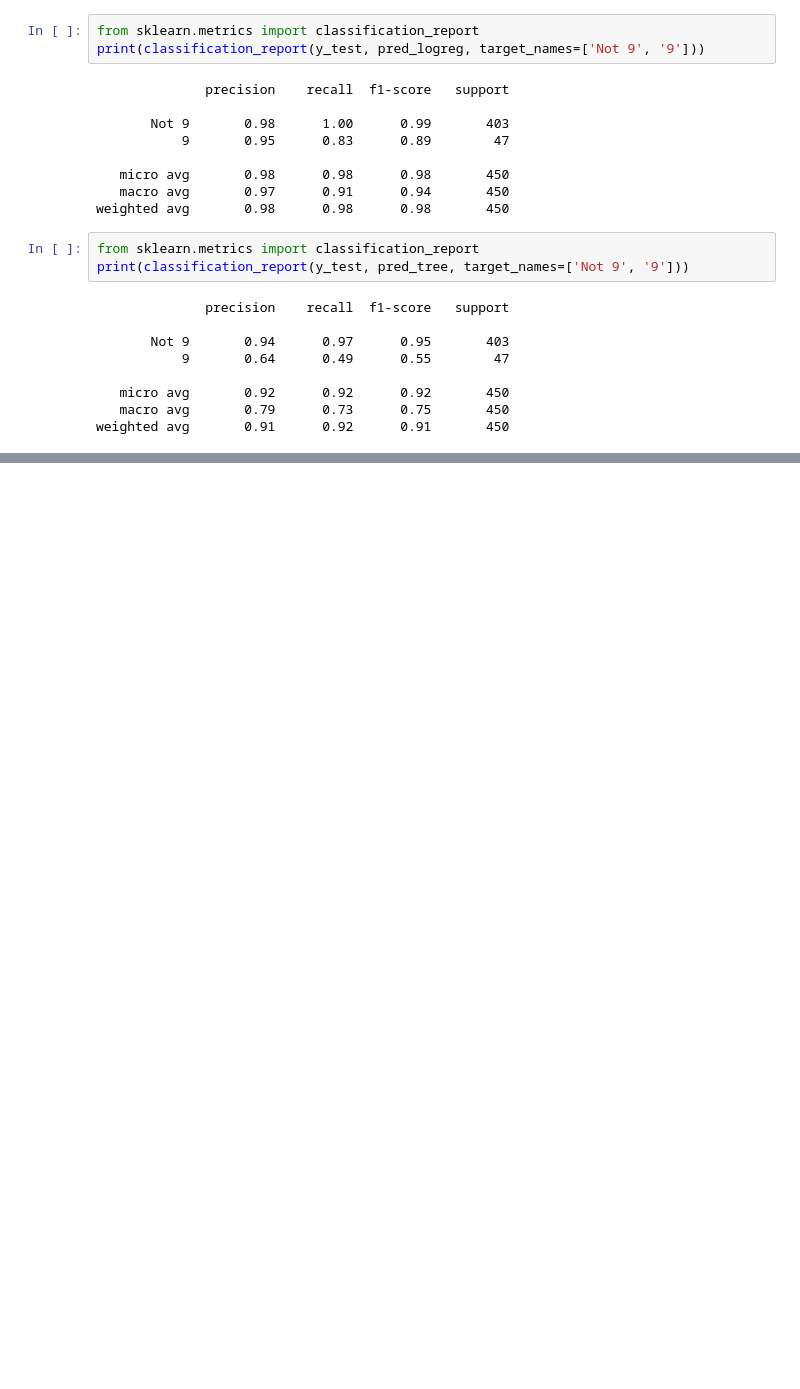
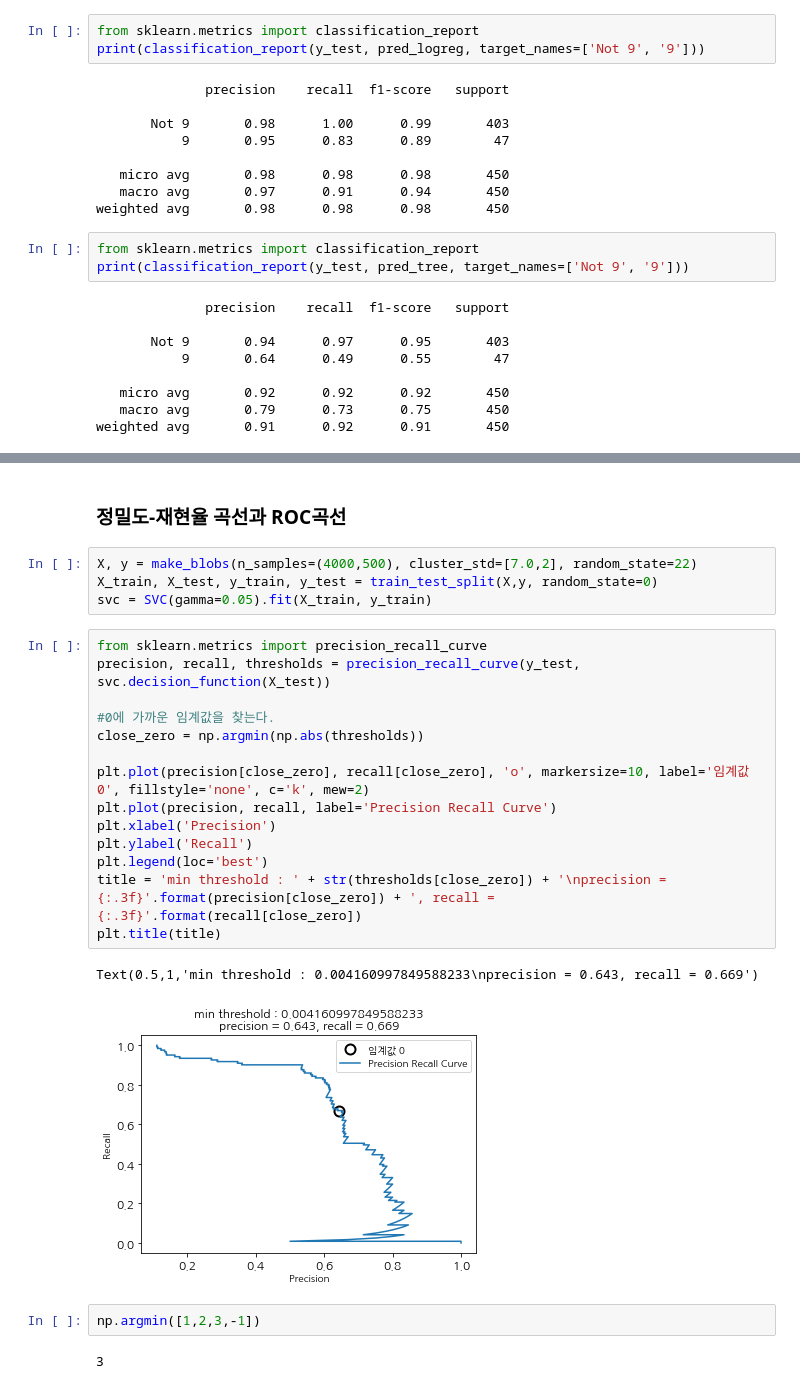
Before and after one commit to flaskcro/IMLP, a Jupyter notebook: chap05.ipynb, the cells around one changed output, grey strips where cells are left out. Saved outputs shown, nothing was run; the diff lists cells and outputs as text; blank space fills up the shorter version.

```diff
--- a/chap05.ipynb
+++ b/chap05.ipynb
@@ -461,0 +496,27 @@ weighted avg       0.91      0.92      0.91       450
+# %% [markdown]
+### 정밀도-재현율 곡선과 ROC곡선
+# %%
+X, y = make_blobs(n_samples=(4000,500), cluster_std=[7.0,2], random_state=22)
+X_train, X_test, y_train, y_test = train_test_split(X,y, random_state=0)
+svc = SVC(gamma=0.05).fit(X_train, y_train)
+# %%
+from sklearn.metrics import precision_recall_curve
+precision, recall, thresholds = precision_recall_curve(y_test, svc.decision_function(X_test))
+
+#0에 가까운 임계값을 찾는다.
+close_zero = np.argmin(np.abs(thresholds))
+
+plt.plot(precision[close_zero], recall[close_zero], 'o', markersize=10, label='임계값 0', fillstyle='none', c='k', mew=2)
+plt.plot(precision, recall, label='Precision Recall Curve')
+plt.xlabel('Precision')
+plt.ylabel('Recall')
+plt.legend(loc='best')
+title = 'min threshold : ' + str(thresholds[close_zero]) + '\nprecision = {:.3f}'.format(precision[close_zero]) + ', recall = {:.3f}'.format(recall[close_zero])
+plt.title(title)
+# %% [output]
+Text(0.5,1,'min threshold : 0.004160997849588233\nprecision = 0.643, recall = 0.669')
+[figure, added]
+# %%
+np.argmin([1,2,3,-1])
+# %% [output]
+3
```
Also changed, not shown: parts of 32 cells of this notebook.
